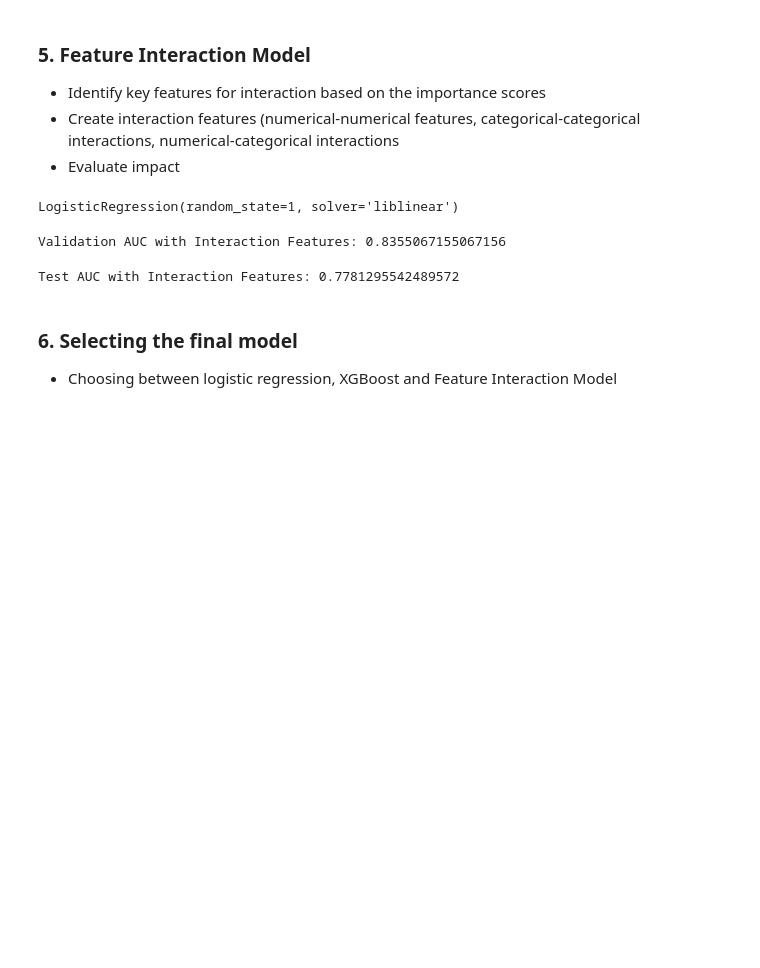
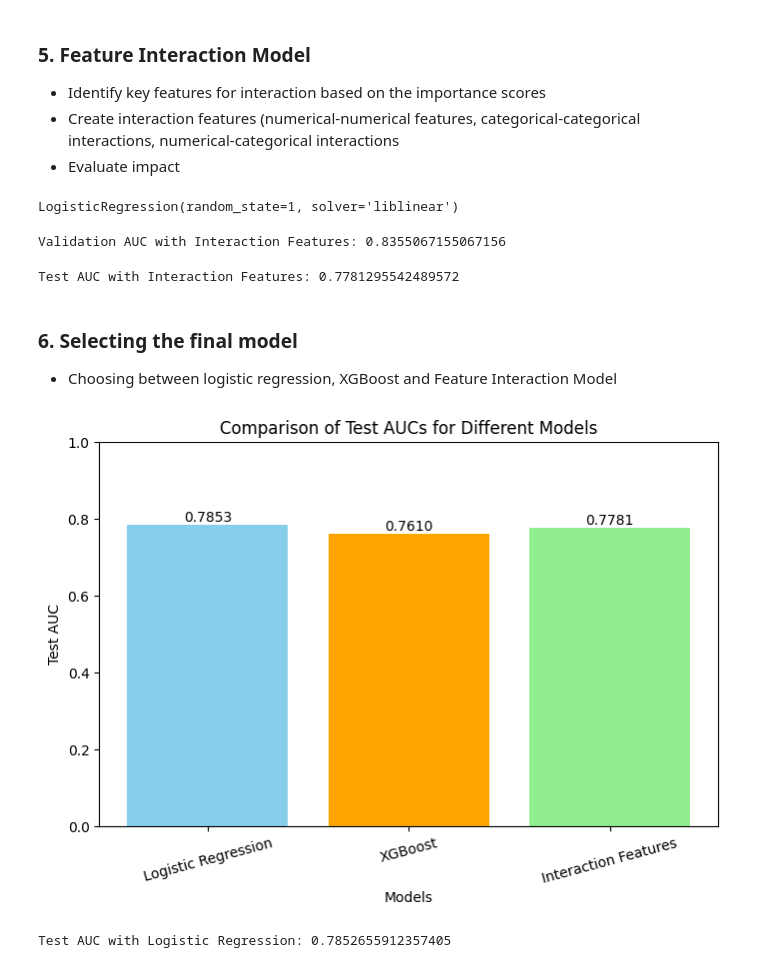
Before and after one commit to bankymondial/Predicting-Gym-Class-Attendance, a Jupyter notebook: Training and Selecting the best model.ipynb, the cells around one changed output. Cells and saved outputs as stored; diff of their text form; code cells hidden in the pictures; blank space fills up the shorter version.

Commit message:
Completed training models and selecting the best

```diff
--- a/Other Models.ipynb
+++ b/Training and Selecting the best model.ipynb
@@ -378,3 +384,20 @@ Test AUC with Interaction Features: 0.7781295542489572
 # %% [markdown]
 ### 6. Selecting the final model
 - Choosing between logistic regression, XGBoost and Feature Interaction Model
+# %%
+models = ['Logistic Regression', 'XGBoost', 'Interaction Features']
+test_aucs = [0.7853, 0.7610, 0.7781]
+
+plt.figure(figsize=(8, 5))
+plt.bar(models, test_aucs, color=['skyblue', 'orange', 'lightgreen'])
+plt.xlabel('Models')
+plt.ylabel('Test AUC')
+plt.title('Comparison of Test AUCs for Different Models')
+plt.ylim(0.0, 1.0)  # Adjust the range to highlight differences
+plt.xticks(rotation=15)
+plt.text(0, test_aucs[0], f"{test_aucs[0]:.4f}", ha='center', va='bottom')
+plt.text(1, test_aucs[1], f"{test_aucs[1]:.4f}", ha='center', va='bottom')
+plt.text(2, test_aucs[2], f"{test_aucs[2]:.4f}", ha='center', va='bottom')
+plt.show()
+# %% [output]
+[figure, added]
@@ -380,0 +425,8 @@ Test AUC with Interaction Features: 0.7781295542489572
+# %%
+dv, model = train(df_full_train, df_full_train.attended.values, C=0.01)
+y_pred = predict(df_test, dv, model)
+
+test_auc = roc_auc_score(y_test, y_pred)
+print("Test AUC with Logistic Regression:", test_auc)
+# %% [output]
+Test AUC with Logistic Regression: 0.7852655912357405
```
Also changed, not shown: parts of 7 cells of this notebook.
